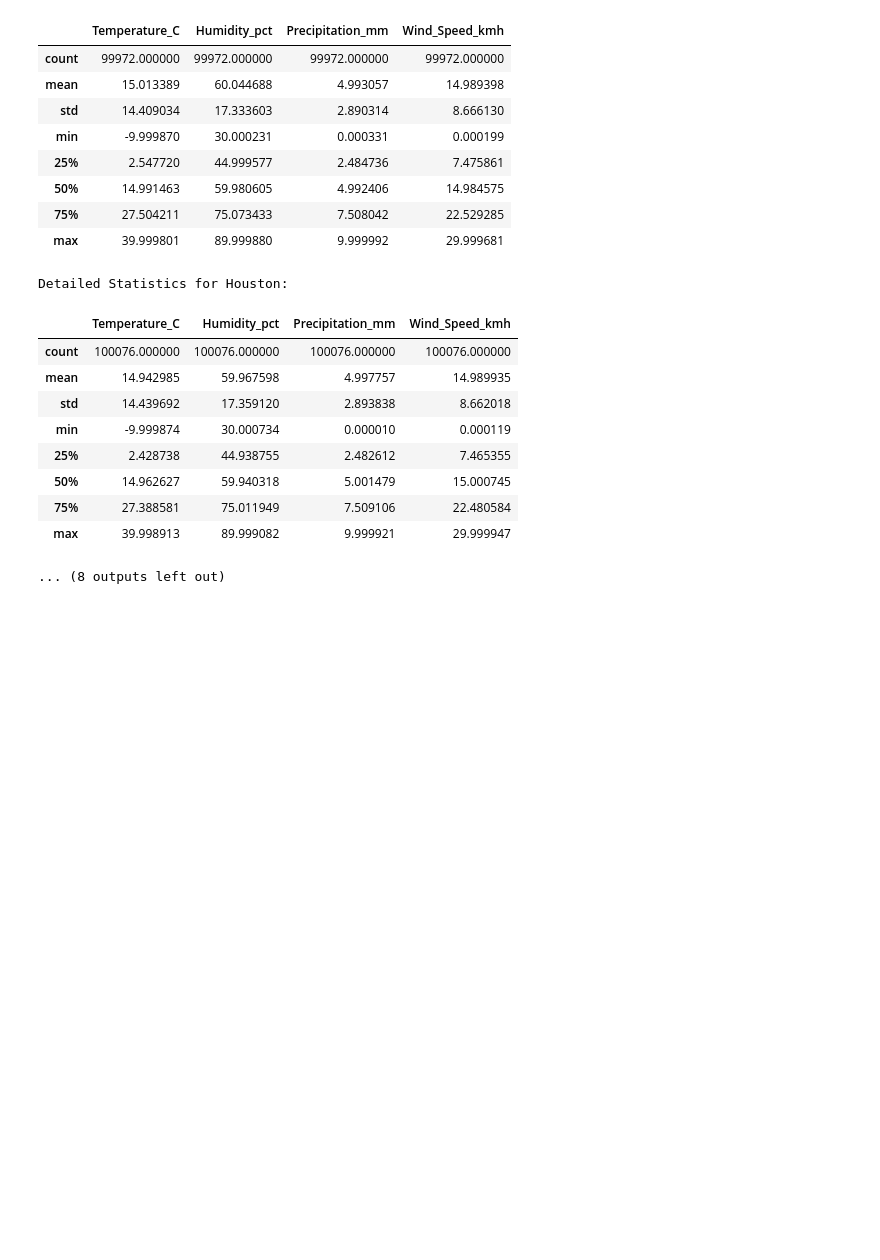
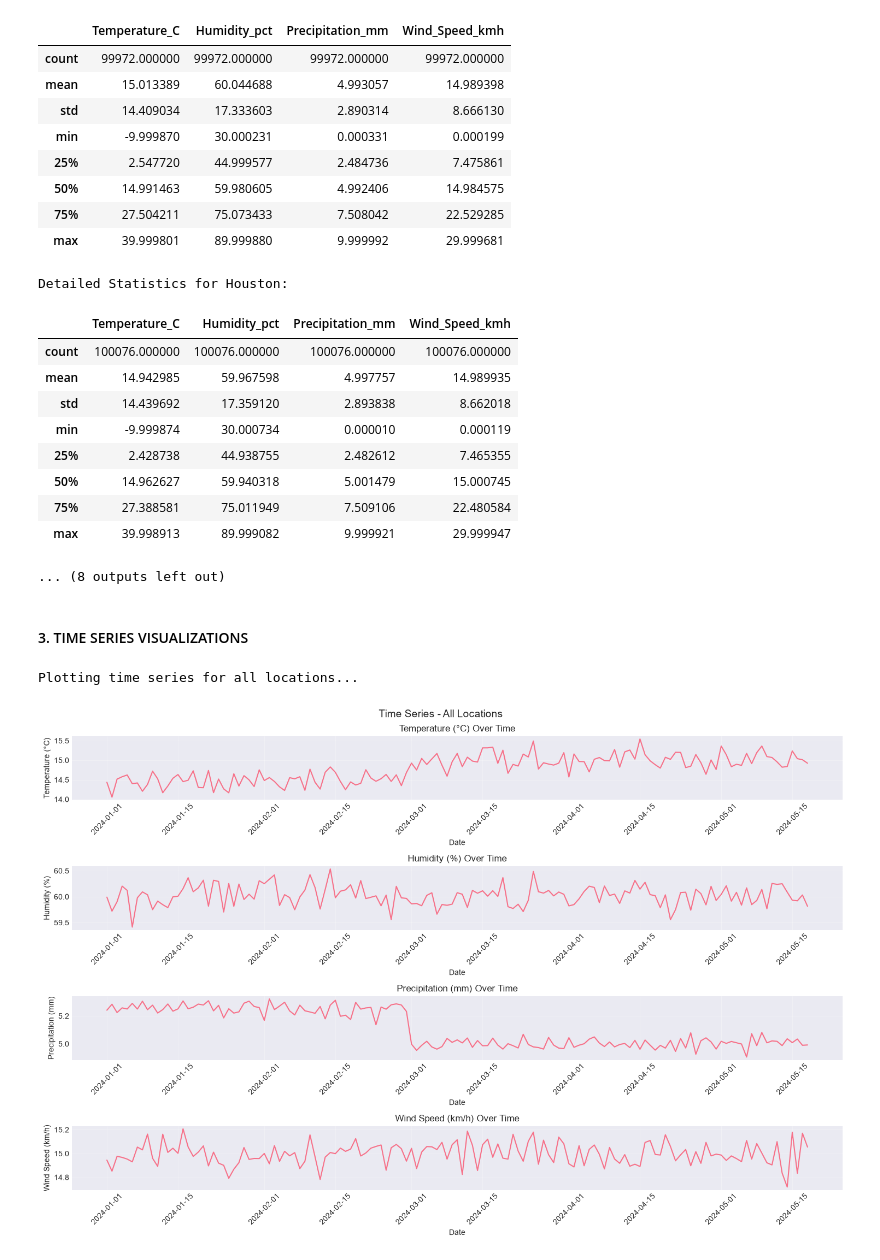
Before and after one commit to InfinitePraveen/Weather-Data-Dashboard, a Jupyter notebook: notebooks/analysis.ipynb, the cells around one changed output. Drawn from its saved outputs; the diff is of its cells as text; code cells hidden in the pictures; blank space fills up the shorter version.

Commit message:
Time Series Visualization Done ✅

```diff
--- a/notebooks/analysis.ipynb
+++ b/notebooks/analysis.ipynb
@@ -217,3 +217,46 @@ Detailed Statistics for Houston:
 | 75% | 27.388581 | 75.011949 | 7.509106 | 22.480584 |
 | max | 39.998913 | 89.999082 | 9.999921 | 29.999947 |
 ... (8 outputs left out)
+# %% [markdown]
+#### 3. TIME SERIES VISUALIZATIONS
+# %%
+def plot_time_series(location=None, columns=None, figsize=(15, 10)):
+    """Plot time series for weather variables"""
+    if location:
+        data = location_data[location]
+        title = f"Time Series - {location}"
+    else:
+        data = df
+        title = "Time Series - All Locations"
+
+    if columns is None:
+        columns = weather_cols[:4]
+
+    fig, axes = plt.subplots(len(columns), 1, figsize=figsize)
+    if len(columns) == 1:
+        axes = [axes]
+
+    for i, col in enumerate(columns):
+        # Resample if too many points
+        if len(data) > 10000:
+            plot_data = data[col].resample('D').mean()
+        else:
+            plot_data = data[col]
+
+        axes[i].plot(plot_data.index, plot_data.values, linewidth=1.5)
+        axes[i].set_title(f'{display_names.get(col, col)} Over Time', fontsize=12)
+        axes[i].set_xlabel('Date')
+        axes[i].set_ylabel(display_names.get(col, col))
+        axes[i].grid(True, alpha=0.3)
+        axes[i].tick_params(axis='x', rotation=45)
+
+    plt.suptitle(title, fontsize=14)
+    plt.tight_layout()
+    plt.show()
+# %%
+# Plotting time series for all locations combined
+print("\nPlotting time series for all locations...")
+plot_time_series()
+# %% [output]
+Plotting time series for all locations...
+[figure, added]
```
Also changed, not shown: parts of 1 cell of this notebook.
